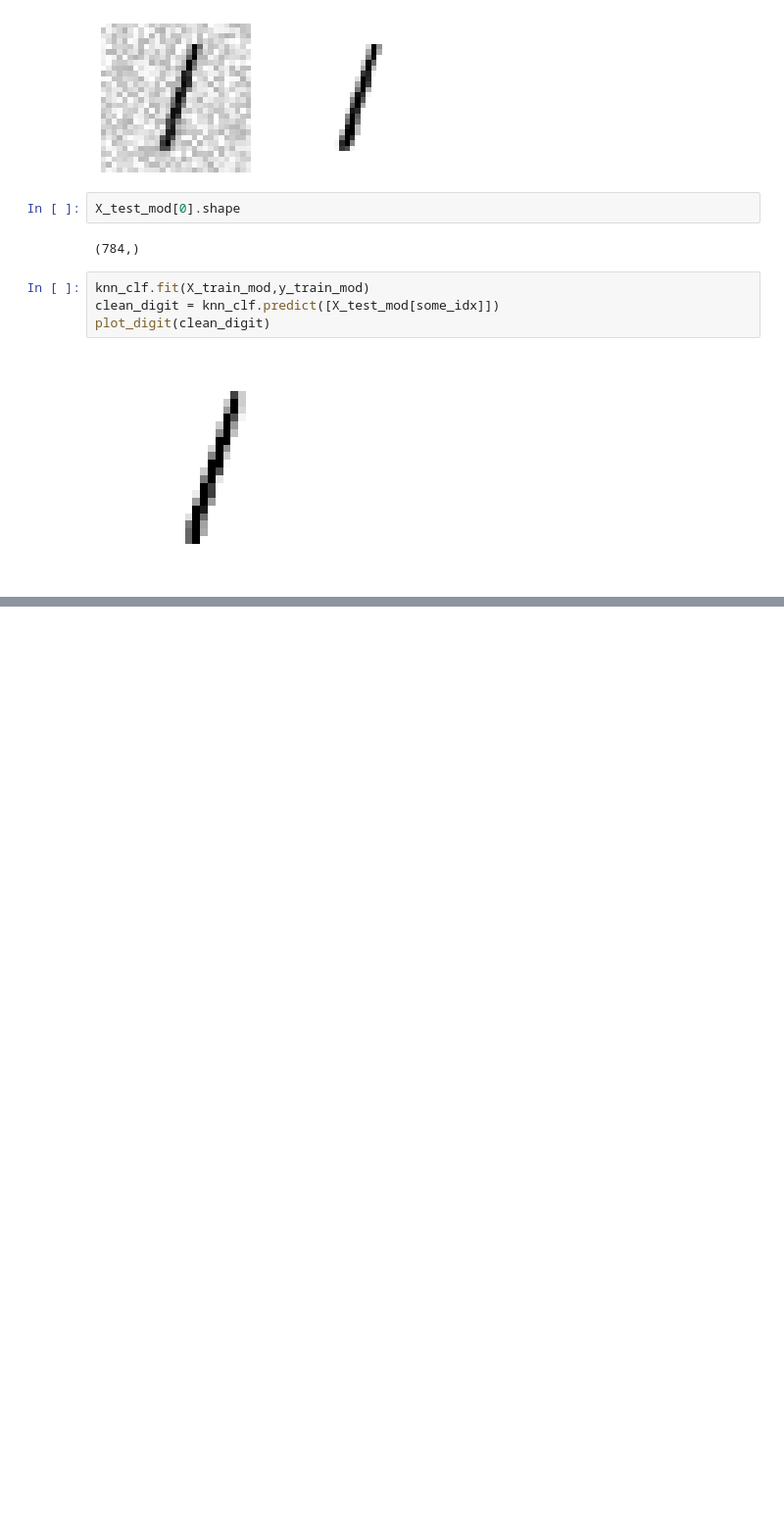
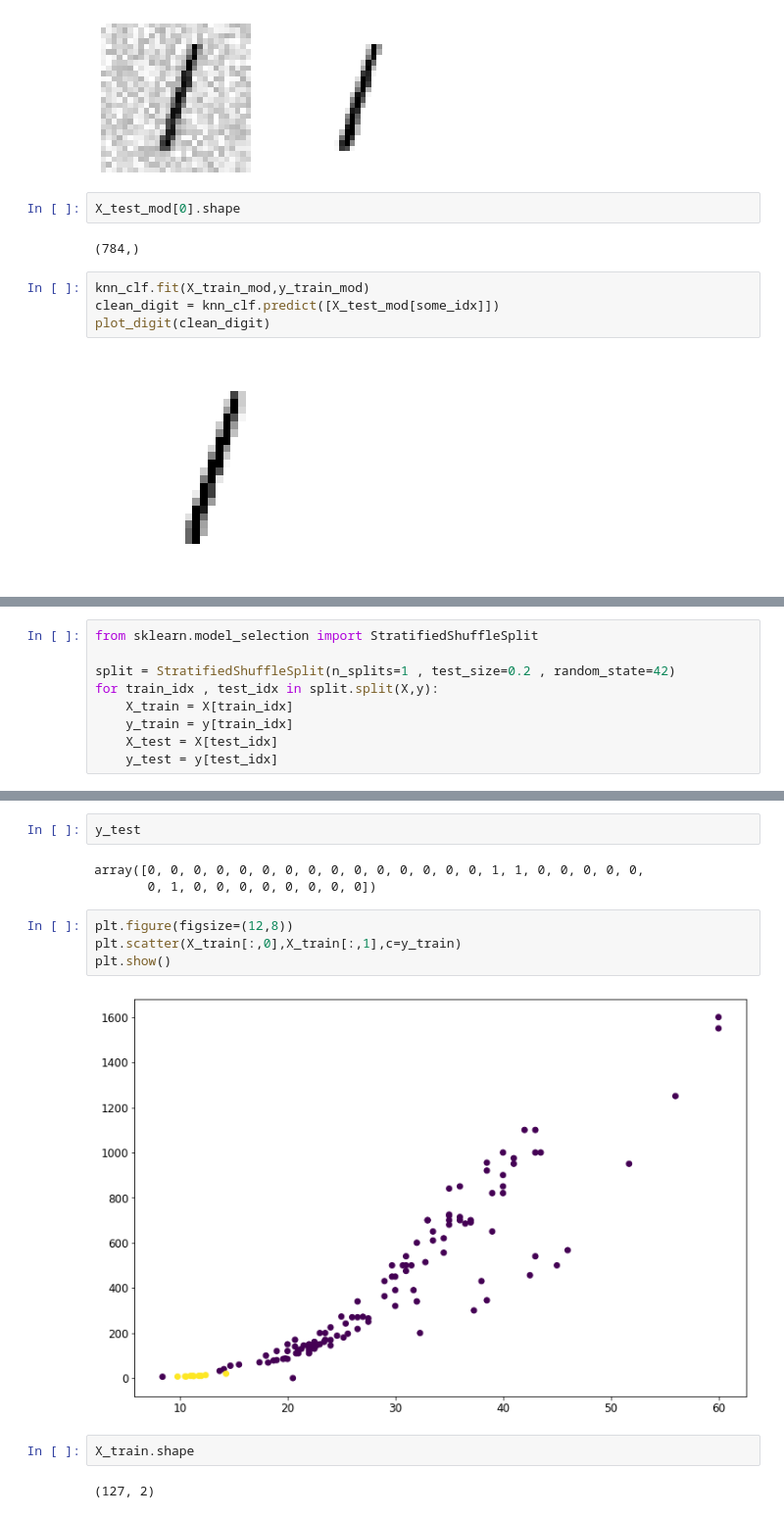
Before and after one commit to EUN-GYUL/ml_study_2023_Q1, a Jupyter notebook: classification.ipynb, the cells around one changed output, grey strips where cells are left out. Shown: that part at 98% size. Drawn from its saved outputs; the diff is of its cells as text; blank space fills up the shorter version.

```diff
--- a/classification.ipynb
+++ b/classification.ipynb
@@ -427,0 +494,9 @@ plot_digit(clean_digit)
+# %%
+from sklearn.model_selection import StratifiedShuffleSplit
+
+split = StratifiedShuffleSplit(n_splits=1 , test_size=0.2 , random_state=42)
+for train_idx , test_idx in split.split(X,y):
+    X_train = X[train_idx]
+    y_train = y[train_idx]
+    X_test = X[test_idx]
+    y_test = y[test_idx]
@@ -427,0 +523,15 @@ plot_digit(clean_digit)
+# %%
+y_test
+# %% [output]
+array([0, 0, 0, 0, 0, 0, 0, 0, 0, 0, 0, 0, 0, 0, 0, 1, 1, 0, 0, 0, 0, 0,
+       0, 1, 0, 0, 0, 0, 0, 0, 0, 0])
+# %%
+plt.figure(figsize=(12,8))
+plt.scatter(X_train[:,0],X_train[:,1],c=y_train)
+plt.show()
+# %% [output]
+[figure, added]
+# %%
+X_train.shape
+# %% [output]
+(127, 2)
```
Also changed, not shown: parts of 23 cells of this notebook, 6 other files.
